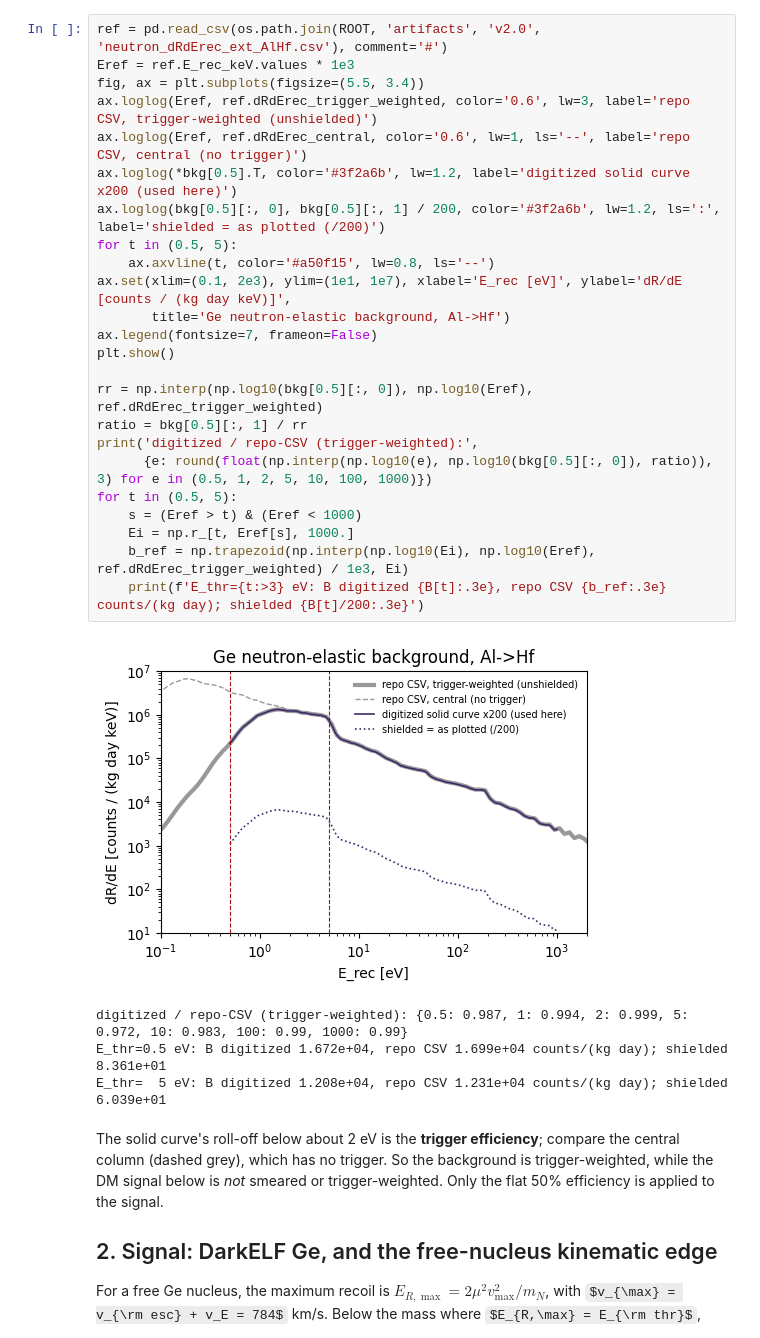
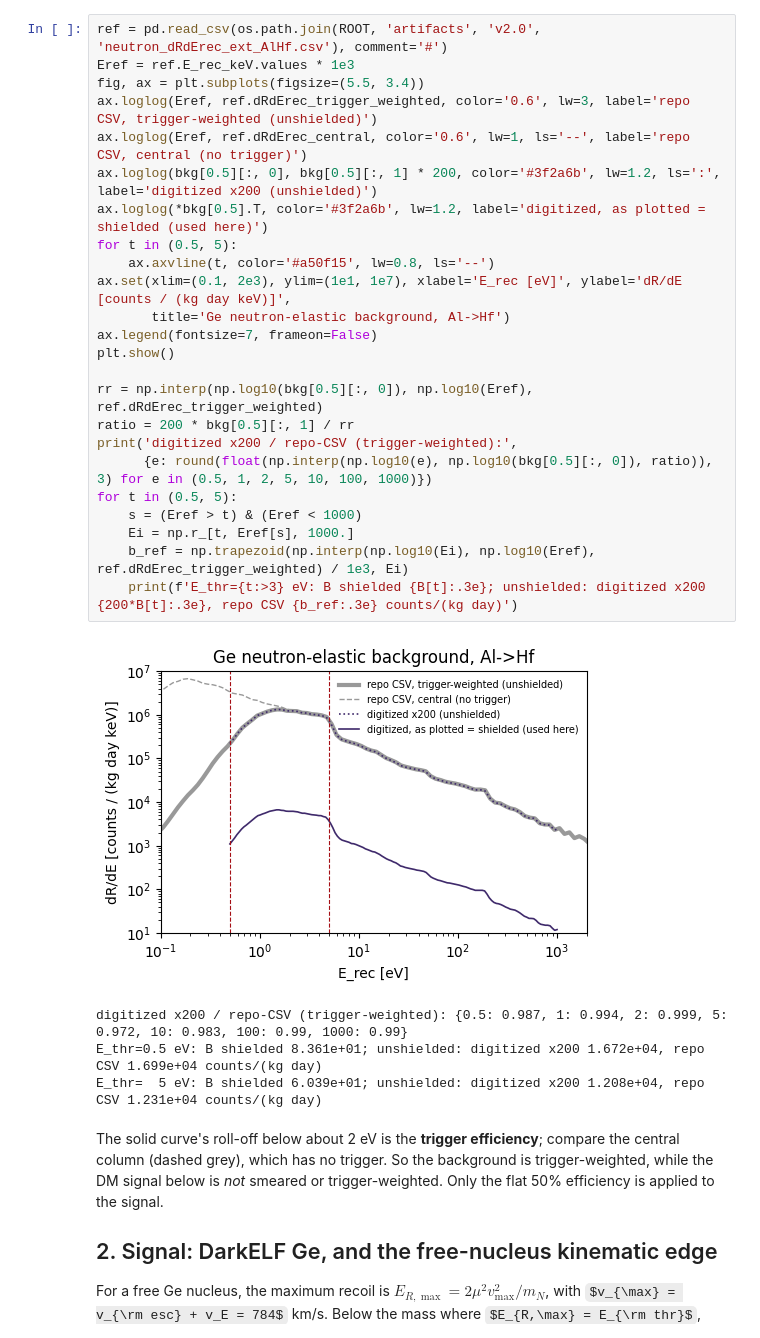
Before and after one commit to WashU-Astroparticle-Lab/qpd_potential, a Jupyter notebook: notebooks/ge_substrate_dm_limit.ipynb, the cells around one changed output. Cells and saved outputs as stored; diff of their text form; some formulas as TeX source.

```diff
--- a/notebooks/ge_substrate_dm_limit.ipynb
+++ b/notebooks/ge_substrate_dm_limit.ipynb
@@ -50,32 +50,32 @@ The digitized curve has a cross-check. This repo already contains the exact mode
 # %%
 ref = pd.read_csv(os.path.join(ROOT, 'artifacts', 'v2.0', 'neutron_dRdErec_ext_AlHf.csv'), comment='#')
 Eref = ref.E_rec_keV.values * 1e3
 fig, ax = plt.subplots(figsize=(5.5, 3.4))
 ax.loglog(Eref, ref.dRdErec_trigger_weighted, color='0.6', lw=3, label='repo CSV, trigger-weighted (unshielded)')
 ax.loglog(Eref, ref.dRdErec_central, color='0.6', lw=1, ls='--', label='repo CSV, central (no trigger)')
-ax.loglog(*bkg[0.5].T, color='#3f2a6b', lw=1.2, label='digitized solid curve x200 (used here)')
-ax.loglog(bkg[0.5][:, 0], bkg[0.5][:, 1] / 200, color='#3f2a6b', lw=1.2, ls=':', label='shielded = as plotted (/200)')
+ax.loglog(bkg[0.5][:, 0], bkg[0.5][:, 1] * 200, color='#3f2a6b', lw=1.2, ls=':', label='digitized x200 (unshielded)')
+ax.loglog(*bkg[0.5].T, color='#3f2a6b', lw=1.2, label='digitized, as plotted = shielded (used here)')
 for t in (0.5, 5):
     ax.axvline(t, color='#a50f15', lw=0.8, ls='--')
 ax.set(xlim=(0.1, 2e3), ylim=(1e1, 1e7), xlabel='E_rec [eV]', ylabel='dR/dE [counts / (kg day keV)]',
        title='Ge neutron-elastic background, Al->Hf')
 ax.legend(fontsize=7, frameon=False)
 plt.show()
 
 rr = np.interp(np.log10(bkg[0.5][:, 0]), np.log10(Eref), ref.dRdErec_trigger_weighted)
-ratio = bkg[0.5][:, 1] / rr
-print('digitized / repo-CSV (trigger-weighted):',
+ratio = 200 * bkg[0.5][:, 1] / rr
+print('digitized x200 / repo-CSV (trigger-weighted):',
       {e: round(float(np.interp(np.log10(e), np.log10(bkg[0.5][:, 0]), ratio)), 3) for e in (0.5, 1, 2, 5, 10, 100, 1000)})
 for t in (0.5, 5):
     s = (Eref > t) & (Eref < 1000)
     Ei = np.r_[t, Eref[s], 1000.]
     b_ref = np.trapezoid(np.interp(np.log10(Ei), np.log10(Eref), ref.dRdErec_trigger_weighted) / 1e3, Ei)
-    print(f'E_thr={t:>3} eV: B digitized {B[t]:.3e}, repo CSV {b_ref:.3e} counts/(kg day); shielded {B[t]/200:.3e}')
+    print(f'E_thr={t:>3} eV: B shielded {B[t]:.3e}; unshielded: digitized x200 {200*B[t]:.3e}, repo CSV {b_ref:.3e} counts/(kg day)')
 # %% [output]
-[figure, old version]
+[figure, new version]
-digitized / repo-CSV (trigger-weighted): {0.5: 0.987, 1: 0.994, 2: 0.999, 5: 0.972, 10: 0.983, 100: 0.99, 1000: 0.99}
-E_thr=0.5 eV: B digitized 1.672e+04, repo CSV 1.699e+04 counts/(kg day); shielded 8.361e+01
-E_thr=  5 eV: B digitized 1.208e+04, repo CSV 1.231e+04 counts/(kg day); shielded 6.039e+01
+digitized x200 / repo-CSV (trigger-weighted): {0.5: 0.987, 1: 0.994, 2: 0.999, 5: 0.972, 10: 0.983, 100: 0.99, 1000: 0.99}
+E_thr=0.5 eV: B shielded 8.361e+01; unshielded: digitized x200 1.672e+04, repo CSV 1.699e+04 counts/(kg day)
+E_thr=  5 eV: B shielded 6.039e+01; unshielded: digitized x200 1.208e+04, repo CSV 1.231e+04 counts/(kg day)
 # %% [markdown]
 The solid curve's roll-off below about 2 eV is the **trigger efficiency**; compare the central column (dashed grey), which has no trigger. So the background is trigger-weighted, while the DM signal below is *not* smeared or trigger-weighted. Only the flat 50% efficiency is applied to the signal.
 
```
Also changed, not shown: parts of 9 cells of this notebook, 11 other files.
